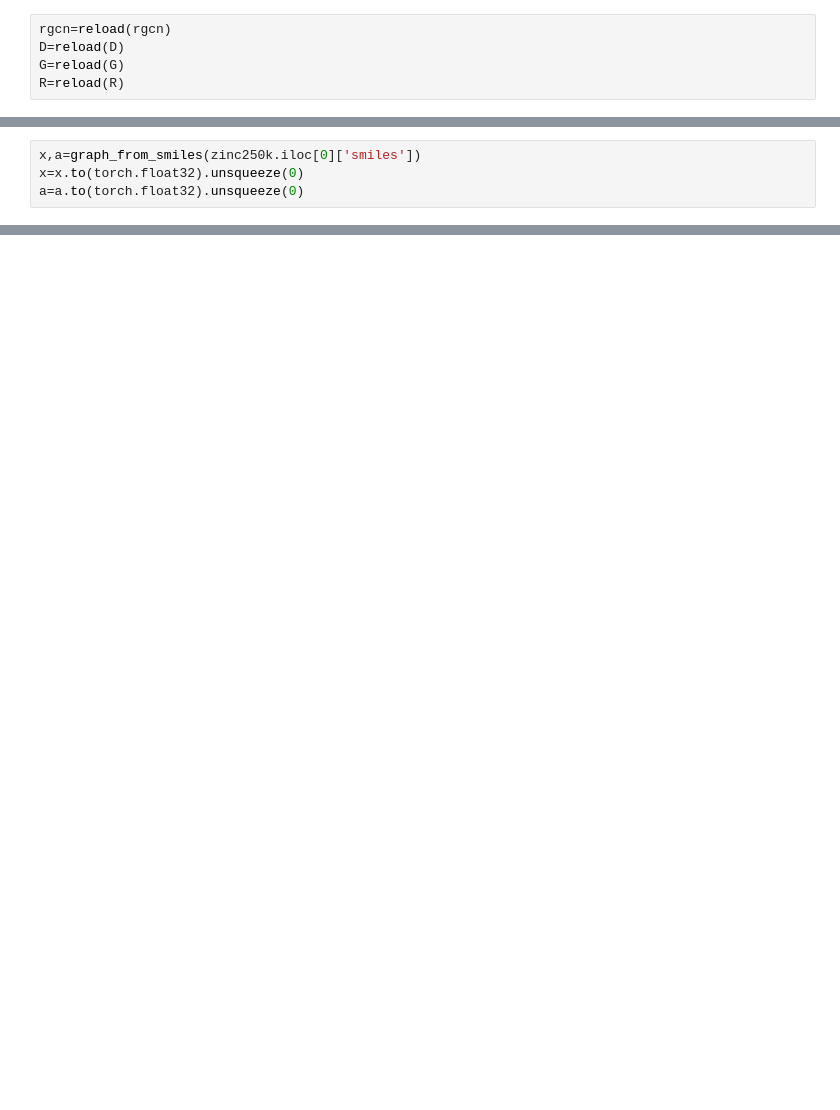
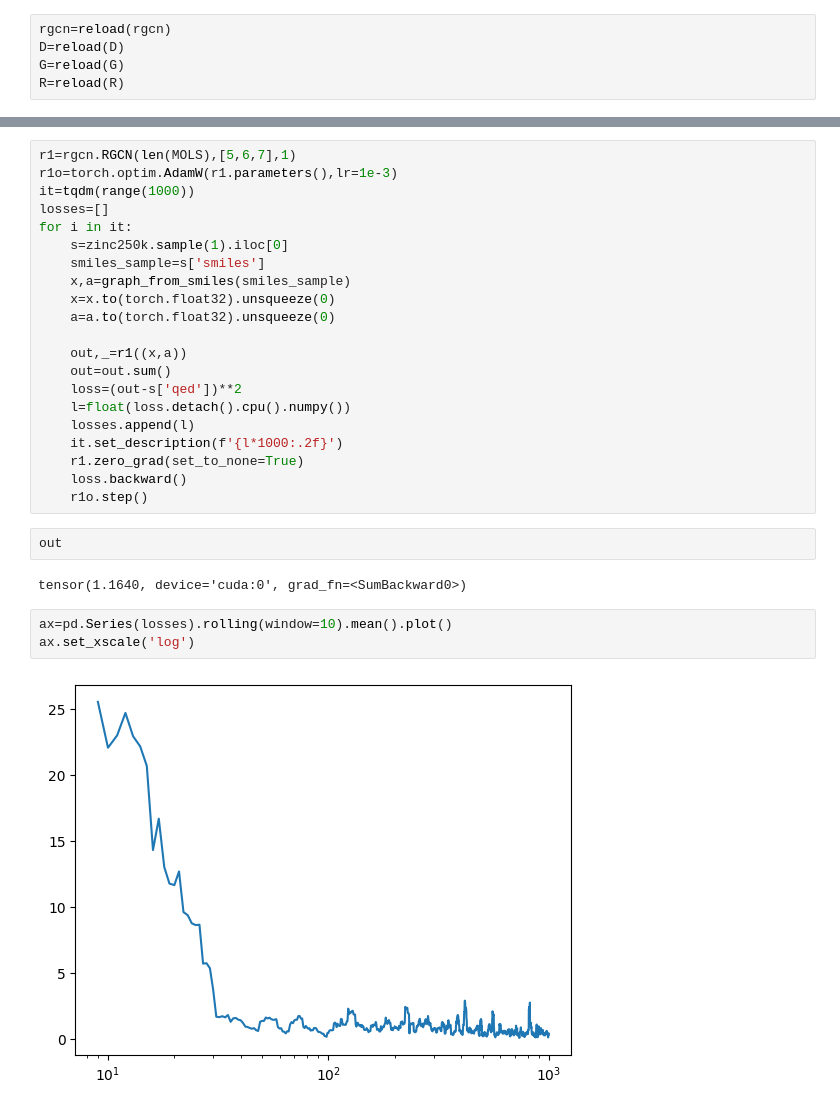
Before and after one commit to UmarZein/MolGAN_Impl, a Jupyter notebook: main.ipynb, the cells around one changed output, grey strips where cells are left out. Saved outputs shown, nothing was run; the diff lists cells and outputs as text; blank space fills up the shorter version.

```diff
--- a/main.ipynb
+++ b/main.ipynb
@@ -78,4 +87,0 @@ optimizer_r=torch.optim.AdamW(r.parameters(), lr=1e-3)
-# %%
-x,a=graph_from_smiles(zinc250k.iloc[0]['smiles'])
-x=x.to(torch.float32).unsqueeze(0)
-a=a.to(torch.float32).unsqueeze(0)
@@ -103,0 +96,30 @@ NameError: name 'x' is not defined
+# %%
+r1=rgcn.RGCN(len(MOLS),[5,6,7],1)
+r1o=torch.optim.AdamW(r1.parameters(),lr=1e-3)
+it=tqdm(range(1000))
+losses=[]
+for i in it:
+    s=zinc250k.sample(1).iloc[0]
+    smiles_sample=s['smiles']
+    x,a=graph_from_smiles(smiles_sample)
+    x=x.to(torch.float32).unsqueeze(0)
+    a=a.to(torch.float32).unsqueeze(0)
+
+    out,_=r1((x,a))
+    out=out.sum()
+    loss=(out-s['qed'])**2
+    l=float(loss.detach().cpu().numpy())
+    losses.append(l)
+    it.set_description(f'{l*1000:.2f}')
+    r1.zero_grad(set_to_none=True)
+    loss.backward()
+    r1o.step()
+# %%
+out
+# %% [output]
+tensor(1.1640, device='cuda:0', grad_fn=<SumBackward0>)
+# %%
+ax=pd.Series(losses).rolling(window=10).mean().plot()
+ax.set_xscale('log')
+# %% [output]
+[figure, added]
```
Also changed, not shown: parts of 36 cells of this notebook, 13 other files.
